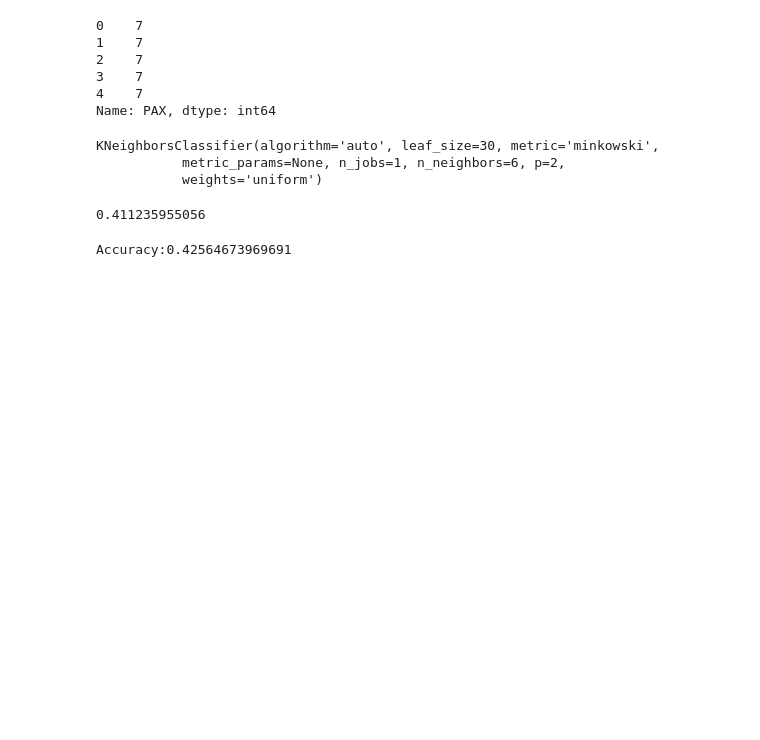
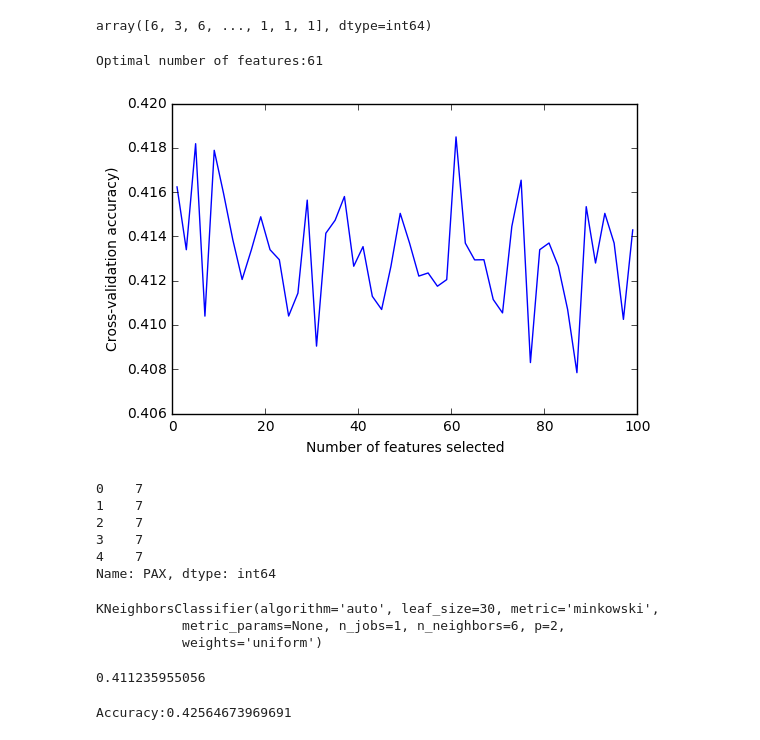
Before and after one commit to gusandbud/Data-mining, a Jupyter notebook: Untitled.ipynb, the cells around one changed output. Drawn from its saved outputs; the diff is of its cells as text; code cells hidden in the pictures; blank space fills up the shorter version.

Commit message:
Using hyper-parameters on various feature selection algorithms

```diff
--- a/Untitled.ipynb
+++ b/Untitled.ipynb
@@ -146,3 +181,37 @@ df_train = df_train.drop(df_train.columns[[6]], axis=1)
+# %%
+y_pred = featureSel(df_train,df_test)
+textFile(y_pred)
+y_pred
+# %% [output]
+array([6, 3, 6, ..., 1, 1, 1], dtype=int64)
+# %%
+from sklearn import cross_validation,feature_selection,tree
+percentiles = range(1, 100, 2)
+results = []
+for i in range(1,100,2):
+    fs = feature_selection.SelectFwe(
+        feature_selection.f_classif, alpha=i/100.0
+    )
+    X_train_fs = fs.fit_transform(df1_train, df2_train)
+    dt = tree.DecisionTreeClassifier(criterion='entropy')
+    dt = dt.fit(df1_train,df2_train)
+    from sklearn import metrics
+    scores = cross_validation.cross_val_score(dt, X_train_fs,
+                                              df2_train, cv=5)
+    results = np.append(results, scores.mean())
+optimal_percentil = np.where(results == results.max())[0]
+print "Optimal number of features:{0}".format(
+                   percentiles[optimal_percentil]), "\n"
+# Plot number of features VS. cross-validation scores
+import pylab as pl
+pl.figure()
+pl.xlabel("Number of features selected")
+pl.ylabel("Cross-validation accuracy)")
+pl.plot(percentiles, results)
+pl.show()
+# %% [output]
+Optimal number of features:61
+[figure, added]
 # %%
 t.head()
 # %% [output]
```
Also changed, not shown: parts of 9 cells of this notebook, 1 other file.
